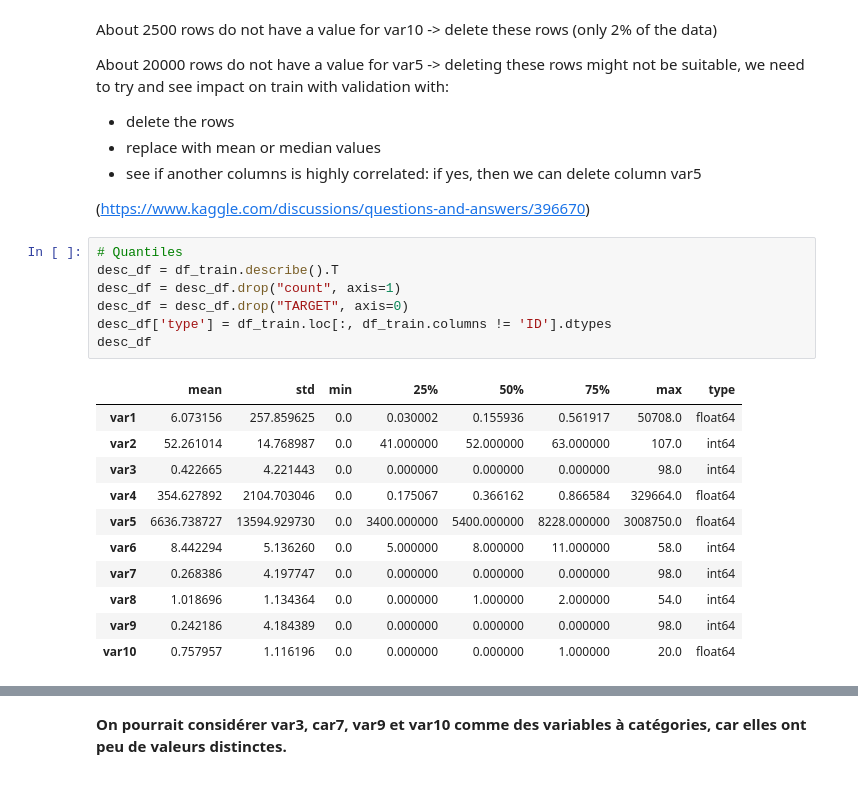
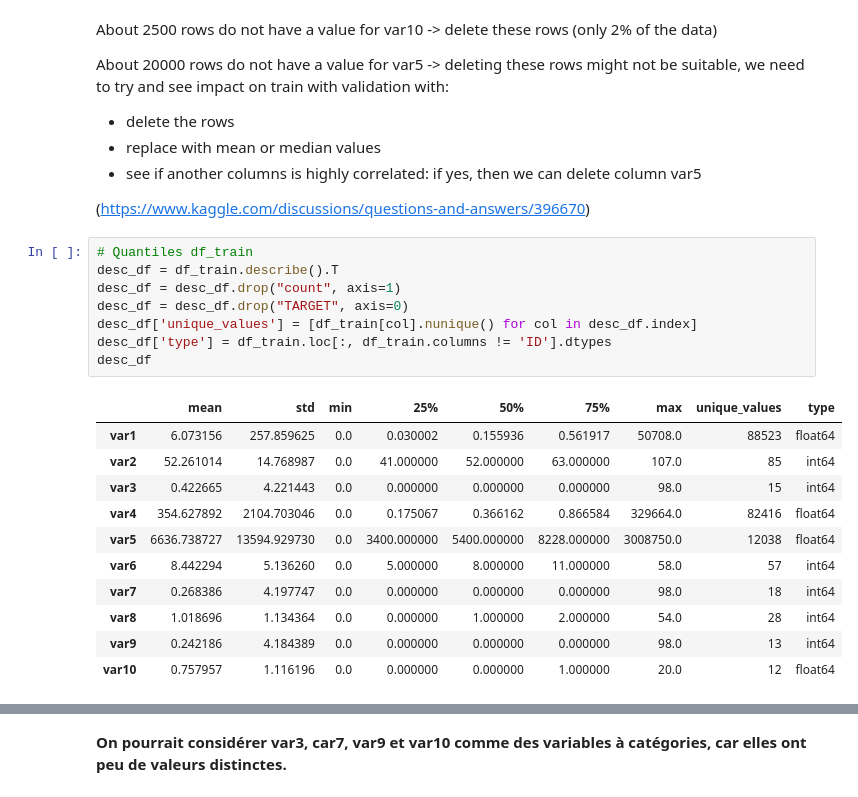
Before and after one commit to Worl0r/IASD_Kaggle_HW1, a Jupyter notebook: EDA_clean.ipynb, the cells around one changed output, grey strips where cells are left out. Cells and saved outputs as stored; diff of their text form.

```diff
--- a/EDA_clean.ipynb
+++ b/EDA_clean.ipynb
@@ -118,21 +118,22 @@ About 20000 rows do not have a value for var5 -> deleting these rows might not b
 
 (https://www.kaggle.com/discussions/questions-and-answers/396670)
 # %%
-# Quantiles
+# Quantiles df_train
 desc_df = df_train.describe().T
 desc_df = desc_df.drop("count", axis=1)
 desc_df = desc_df.drop("TARGET", axis=0)
+desc_df['unique_values'] = [df_train[col].nunique() for col in desc_df.index]
 desc_df['type'] = df_train.loc[:, df_train.columns != 'ID'].dtypes
 desc_df
 # %% [output]
-|  | mean | std | min | 25% | 50% | 75% | max | type |
-| var1 | 6.073156 | 257.859625 | 0.0 | 0.030002 | 0.155936 | 0.561917 | 50708.0 | float64 |
-| var2 | 52.261014 | 14.768987 | 0.0 | 41.000000 | 52.000000 | 63.000000 | 107.0 | int64 |
-| var3 | 0.422665 | 4.221443 | 0.0 | 0.000000 | 0.000000 | 0.000000 | 98.0 | int64 |
-| var4 | 354.627892 | 2104.703046 | 0.0 | 0.175067 | 0.366162 | 0.866584 | 329664.0 | float64 |
-| var5 | 6636.738727 | 13594.929730 | 0.0 | 3400.000000 | 5400.000000 | 8228.000000 | 3008750.0 | float64 |
-| var6 | 8.442294 | 5.136260 | 0.0 | 5.000000 | 8.000000 | 11.000000 | 58.0 | int64 |
-| var7 | 0.268386 | 4.197747 | 0.0 | 0.000000 | 0.000000 | 0.000000 | 98.0 | int64 |
-| var8 | 1.018696 | 1.134364 | 0.0 | 0.000000 | 1.000000 | 2.000000 | 54.0 | int64 |
-| var9 | 0.242186 | 4.184389 | 0.0 | 0.000000 | 0.000000 | 0.000000 | 98.0 | int64 |
-| var10 | 0.757957 | 1.116196 | 0.0 | 0.000000 | 0.000000 | 1.000000 | 20.0 | float64 |
+|  | mean | std | min | 25% | 50% | 75% | max | unique_values | type |
+| var1 | 6.073156 | 257.859625 | 0.0 | 0.030002 | 0.155936 | 0.561917 | 50708.0 | 88523 | float64 |
+| var2 | 52.261014 | 14.768987 | 0.0 | 41.000000 | 52.000000 | 63.000000 | 107.0 | 85 | int64 |
+| var3 | 0.422665 | 4.221443 | 0.0 | 0.000000 | 0.000000 | 0.000000 | 98.0 | 15 | int64 |
+| var4 | 354.627892 | 2104.703046 | 0.0 | 0.175067 | 0.366162 | 0.866584 | 329664.0 | 82416 | float64 |
+| var5 | 6636.738727 | 13594.929730 | 0.0 | 3400.000000 | 5400.000000 | 8228.000000 | 3008750.0 | 12038 | float64 |
+| var6 | 8.442294 | 5.136260 | 0.0 | 5.000000 | 8.000000 | 11.000000 | 58.0 | 57 | int64 |
+| var7 | 0.268386 | 4.197747 | 0.0 | 0.000000 | 0.000000 | 0.000000 | 98.0 | 18 | int64 |
+| var8 | 1.018696 | 1.134364 | 0.0 | 0.000000 | 1.000000 | 2.000000 | 54.0 | 28 | int64 |
+| var9 | 0.242186 | 4.184389 | 0.0 | 0.000000 | 0.000000 | 0.000000 | 98.0 | 13 | int64 |
+| var10 | 0.757957 | 1.116196 | 0.0 | 0.000000 | 0.000000 | 1.000000 | 20.0 | 12 | float64 |
```
Also changed, not shown: parts of 8 cells of this notebook, 1 other file.
